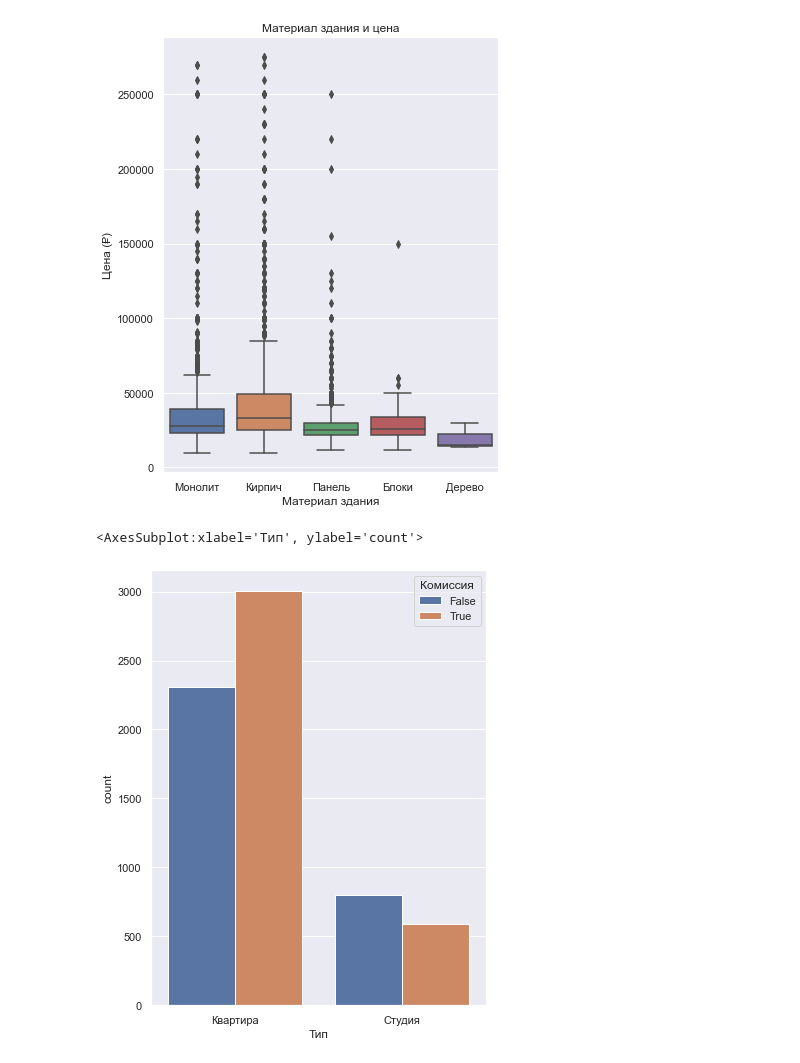
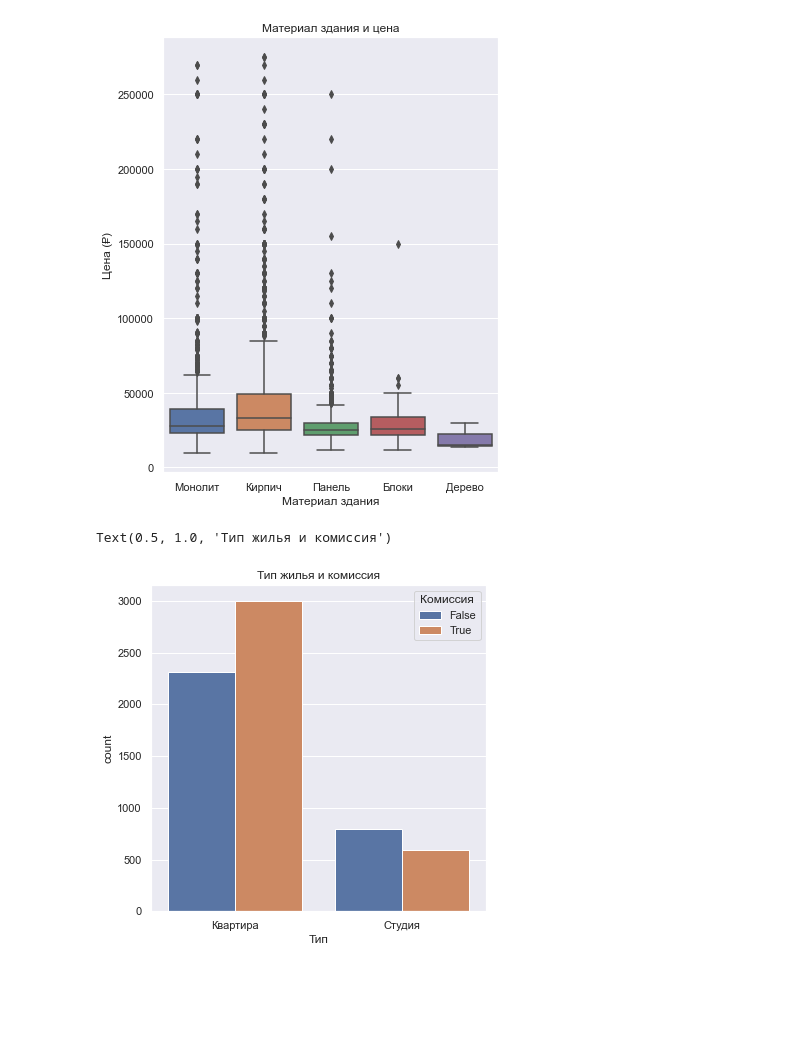
Before and after one commit to yuniyakim/DataParsingAndVisualization, a Jupyter notebook: Kim_Project.ipynb, the cells around one changed output. Saved outputs shown, nothing was run; the diff lists cells and outputs as text; code cells hidden in the pictures; blank space fills up the shorter version.

```diff
--- a/Kim_Project.ipynb
+++ b/Kim_Project.ipynb
@@ -404,7 +410,7 @@ sns.boxplot(x ='Материал здания', y ='Цена (₽)', data = df[(
 Text(0.5, 1.0, 'Материал здания и цена')
 [figure]
 # %%
-sns.countplot(x='Тип',hue='Комиссия',data = df)
+sns.countplot(x='Тип',hue='Комиссия',data = df).set_title('Тип жилья и комиссия')
 # %% [output]
-<AxesSubplot:xlabel='Тип', ylabel='count'>
+Text(0.5, 1.0, 'Тип жилья и комиссия')
-[figure, old version]
+[figure, new version]
```
Also changed, not shown: parts of 5 cells of this notebook.
